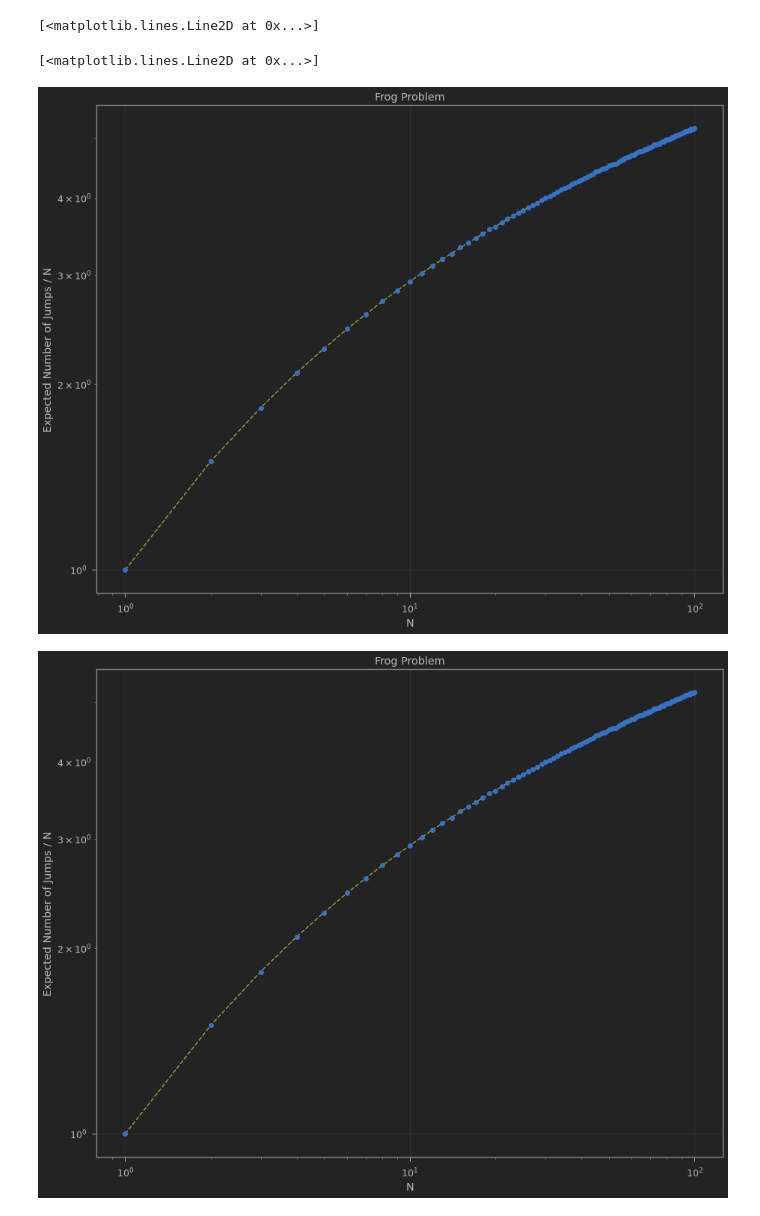
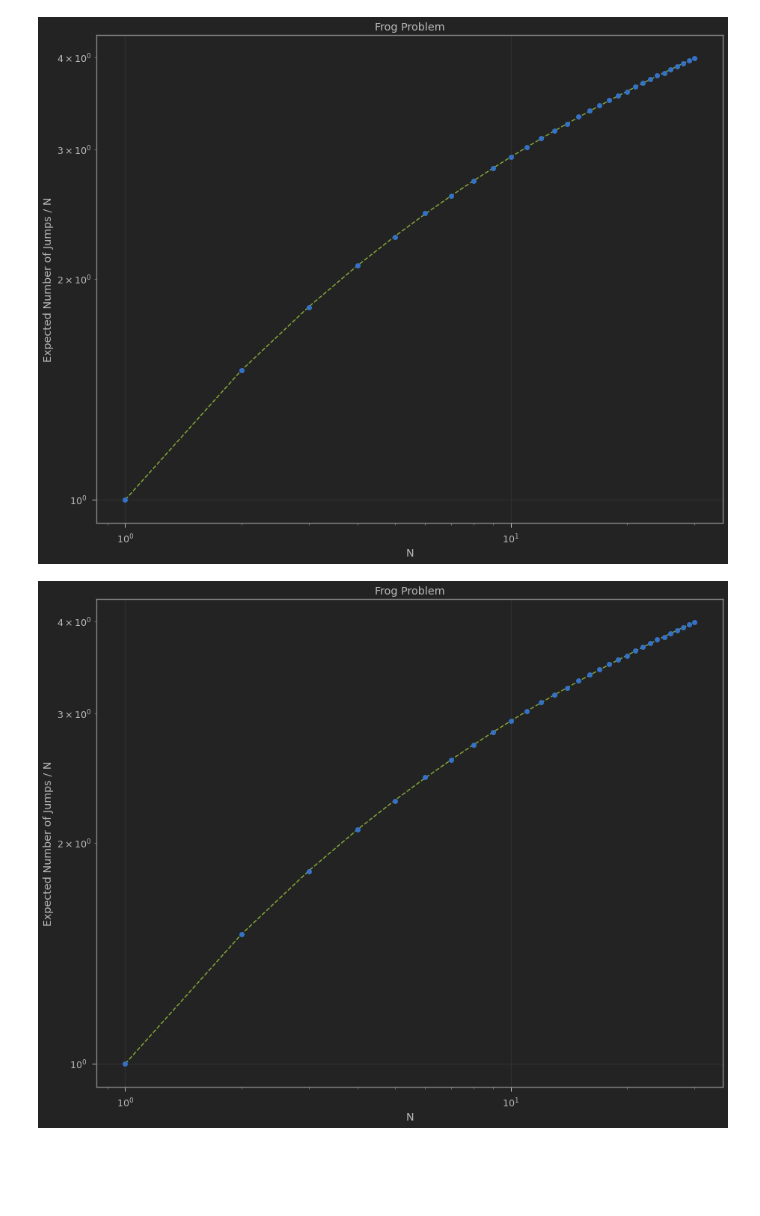
Before and after one commit to brash99/phys421, a Jupyter notebook: JupyterNotebooks/frogger.ipynb, the cells around one changed output. Drawn from its saved outputs; the diff is of its cells as text; code cells hidden in the pictures; blank space fills up the shorter version.

```diff
--- a/JupyterNotebooks/frogger.ipynb
+++ b/JupyterNotebooks/frogger.ipynb
@@ -21,7 +21,7 @@ else:
 # pads.  The point here is that all of the sums/formulas/etc. always go up to n+1, so let's
 # just rescale the problem
 
-nmax = 100
+nmax = 30
 # %%
 random.seed(1)
 # %%
@@ -33,7 +33,7 @@ jumpsum = 0
 total_jumps = 0
 
 # how many times we will run the simulation
-n_trys = 100000
+n_trys = 1000
 
 # create some arrays to hold various quantities, as a function of n.  We want to
 # run the simulation for n = 1 ... nmax
@@ -128,19 +125,17 @@ ax1.plot(x,evalh,'g--')
 # %%
-fig = plt.figure(figsize=(15,12))
-ax1 = fig.add_subplot(111)
+fig2 = plt.figure(figsize=(15,12))
+ax1 = fig2.add_subplot(111)
+
+ax1.errorbar(x,y,yerr=sigma,fmt='o')
+#ax1.plot(x,evalr,'r--')
+ax1.plot(x,evalh,'g--')
 
 ax1.set_title("Frog Problem")
 ax1.set_xlabel('N')
 ax1.set_ylabel('Expected Number of Jumps / N')
 ax1.set_xscale('log')
 ax1.set_yscale('log')
 ax1.grid(True)
-
-ax1.errorbar(x,y,yerr=sigma,fmt='o')
-#ax1.plot(x,evalr,'r--')
-ax1.plot(x,evalh,'g--')
 # %% [output]
-[<matplotlib.lines.Line2D at 0x...>]
-[<matplotlib.lines.Line2D at 0x...>]
-[figure, old version]
+[figure, new version]
-[figure, old version]
+[figure, new version]
```
Also changed, not shown: parts of 2 cells of this notebook, 9 other files.
